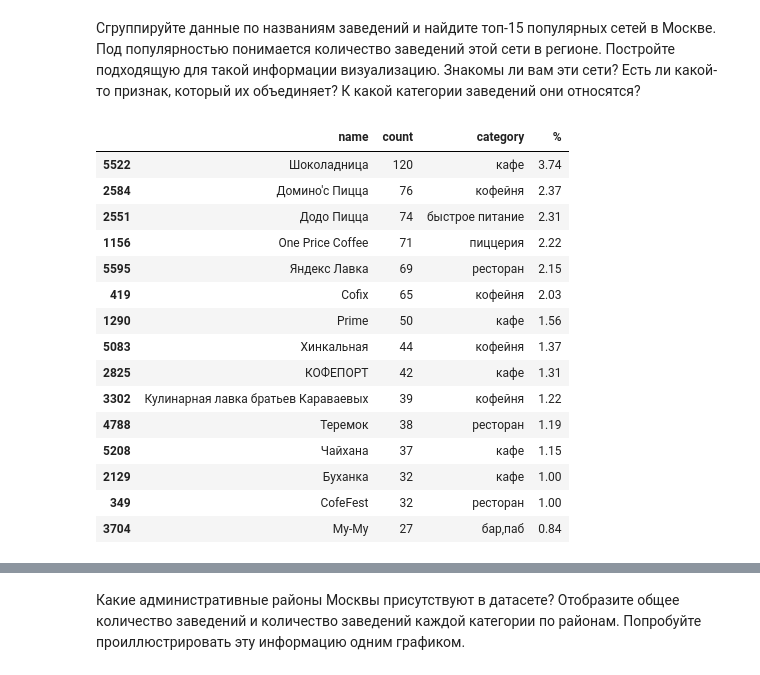
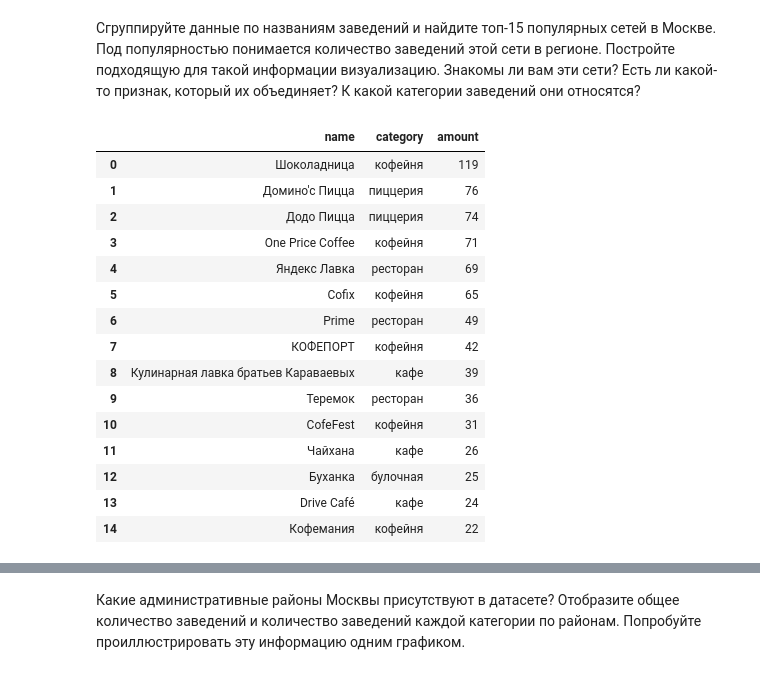
Before and after one commit to akirionenko/research-of-the-public-catering-market-in-Moscow-, a Jupyter notebook: проект_11.ipynb, the cells around one changed output, grey strips where cells are left out. Cells and saved outputs as stored; diff of their text form; code cells hidden in the pictures.

```diff
--- a/проект_11.ipynb
+++ b/проект_11.ipynb
@@ -240,26 +240,27 @@ ax = sns.barplot(x='category', y='%_chain', data=df_chain).set(title='Катег
 # %% [markdown]
 Сгруппируйте данные по названиям заведений и найдите топ-15 популярных сетей в Москве. Под популярностью понимается количество заведений этой сети в регионе. Постройте подходящую для такой информации визуализацию. Знакомы ли вам эти сети? Есть ли какой-то признак, который их объединяет? К какой категории заведений они относятся?
 # %%
-chain_name = data.groupby('name').agg({'chain': 'sum'}).reset_index().sort_values(by='chain', ascending=False)
-chain_name['category'] = data['category']
-chain_name['%'] = round(((chain_name['chain']/chain_name['chain'].sum()) *100) ,2)
-top_chain = chain_name.head(15)
-top_chain.rename(columns={'chain' : 'count'})
-#top_chain
+#топ популярных сетей в Москве
+top_chain = data.query('chain == 1')\
+                .groupby(['name', 'category'], as_index = False)[['chain']]\
+                .count().sort_values(by='chain', ascending=False)\
+                .reset_index(drop=True).head(15)
+top_chain = top_chain.rename(columns={'chain' : 'amount'})
+top_chain
 # %% [output]
-|  | name | count | category | % |
-| 5522 | Шоколадница | 120 | кафе | 3.74 |
-| 2584 | Домино'с Пицца | 76 | кофейня | 2.37 |
-| 2551 | Додо Пицца | 74 | быстрое питание | 2.31 |
-| 1156 | One Price Coffee | 71 | пиццерия | 2.22 |
-| 5595 | Яндекс Лавка | 69 | ресторан | 2.15 |
-| 419 | Cofix | 65 | кофейня | 2.03 |
-| 1290 | Prime | 50 | кафе | 1.56 |
-| 5083 | Хинкальная | 44 | кофейня | 1.37 |
-| 2825 | КОФЕПОРТ | 42 | кафе | 1.31 |
-| 3302 | Кулинарная лавка братьев Караваевых | 39 | кофейня | 1.22 |
-| 4788 | Теремок | 38 | ресторан | 1.19 |
-| 5208 | Чайхана | 37 | кафе | 1.15 |
-| 2129 | Буханка | 32 | кафе | 1.00 |
-| 349 | CofeFest | 32 | ресторан | 1.00 |
-| 3704 | Му-Му | 27 | бар,паб | 0.84 |
+|  | name | category | amount |
+| 0 | Шоколадница | кофейня | 119 |
+| 1 | Домино'с Пицца | пиццерия | 76 |
+| 2 | Додо Пицца | пиццерия | 74 |
+| 3 | One Price Coffee | кофейня | 71 |
+| 4 | Яндекс Лавка | ресторан | 69 |
+| 5 | Cofix | кофейня | 65 |
+| 6 | Prime | ресторан | 49 |
+| 7 | КОФЕПОРТ | кофейня | 42 |
+| 8 | Кулинарная лавка братьев Караваевых | кафе | 39 |
+| 9 | Теремок | ресторан | 36 |
+| 10 | CofeFest | кофейня | 31 |
+| 11 | Чайхана | кафе | 26 |
+| 12 | Буханка | булочная | 25 |
+| 13 | Drive Café | кафе | 24 |
+| 14 | Кофемания | кофейня | 22 |
```
Also changed, not shown: parts of 5 cells of this notebook.
